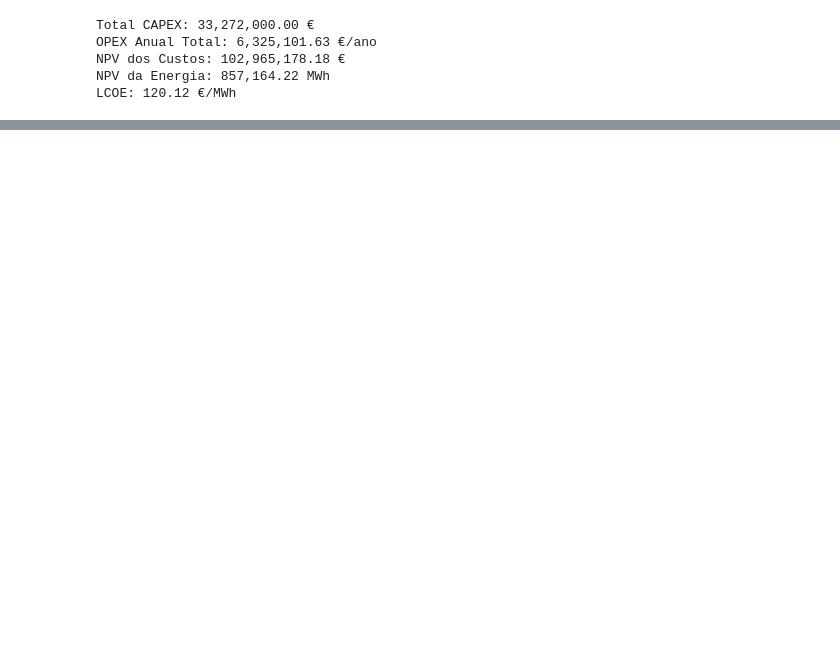
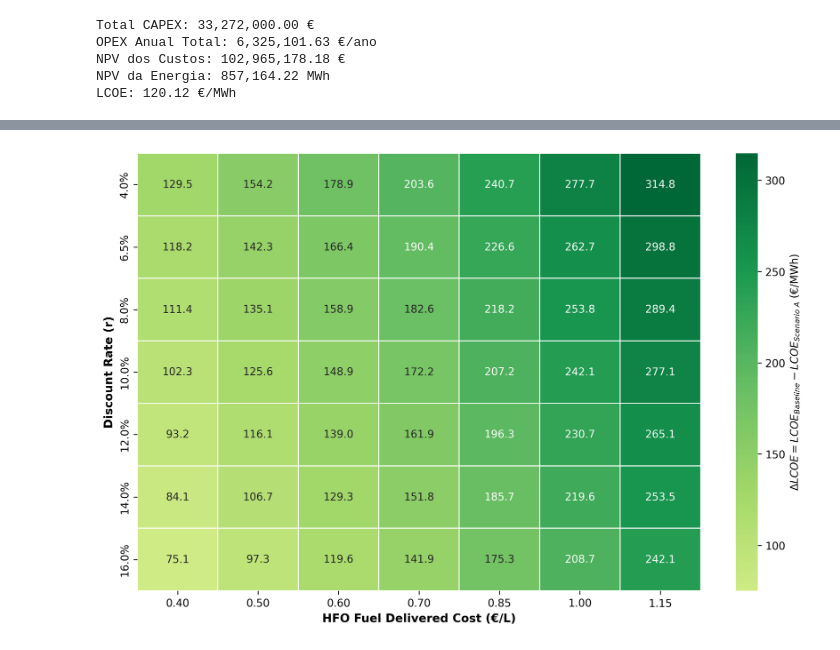
Before and after one commit to c-radicallis/RenewableEnergies_project, a Jupyter notebook: point4.ipynb, the cells around one changed output, grey strips where cells are left out. Drawn from its saved outputs; the diff is of its cells as text; code cells hidden in the pictures; blank space fills up the shorter version.

```diff
--- a/point4.ipynb
+++ b/point4.ipynb
@@ -125,3 +192,92 @@ LCOE: 120.12 €/MWh
+# %%
+# ==========================================
+# FUNÇÕES QUE DEPENDEM APENAS DE (r, fuel_price)
+# ==========================================
+
+def get_lcoe_scenario_a(r, fuel_price):
+    """Calcula o LCOE do Cenário A (Híbrido) dependendo apenas de r e fuel_price."""
+    df_factors = (1 + r) ** (-years)
+
+    # Preço do combustível e taxa de carbono em €/Wh
+    f_kg = fuel_price / rho
+    f_Wh = f_kg / fuel_eWh_per_kgHFO
+    var_cost_wh = f_Wh + carbon_euro_per_Wh
+
+    # NPV dos Custos
+    fixed_opex_A = (P_solar_MW * opex_solar_per_MW + P_wind_MW * opex_wind_per_MW +
+                    P_hydro_MW * opex_hydro_per_MW + P_thermal_MW * opex_thermal_fixed_per_MW)
+    var_opex_A = E_thermal_annual_MWh * var_cost_wh * 1e6
+    npv_costs_A = (capex_vre_hydro + capex_thermal) + np.sum((fixed_opex_A + var_opex_A) * df_factors)
+
+    # NPV da Energia (com degradação)
+    E_solar_t = solar_energy_annual_MWh * ((1 - solar_d) ** (years - 1))
+    E_wind_t = wind_energy_annual_MWh * ((1 - wind_d) ** (years - 1))
+    E_hydro_t = hydro_energy_annual_MWh * ((1 - hydro_d) ** (years - 1))
+    E_thermal_t = E_thermal_annual_MWh * ((1 - thermal_d) ** (years - 1))
+    npv_energy_A = np.sum((E_solar_t + E_wind_t + E_hydro_t + E_thermal_t) * df_factors)
+
+    return npv_costs_A / npv_energy_A
+
+
+def get_lcoe_baseline(r, fuel_price):
+    """Calcula o LCOE do Cenário Baseline (100% HFO) dependendo apenas de r e fuel_price."""
+    df_factors = (1 + r) ** (-years)
+
+    # Preço do combustível e taxa de carbono em €/Wh
+    f_kg = fuel_price / rho
+    f_Wh = f_kg / fuel_eWh_per_kgHFO
+    var_cost_wh = f_Wh + carbon_euro_per_Wh
+
+    # NPV dos Custos (Central Legada sem novo CAPEX)
+    fixed_opex_base = P_thermal_baseline_MW * opex_thermal_fixed_per_MW
+    var_opex_base = E_thermal_baseline_annual_MWh * var_cost_wh * 1e6
+    npv_costs_base = capex_baseline + np.sum((fixed_opex_base + var_opex_base) * df_factors)
+
+    # NPV da Energia
+    E_thermal_baseline_t = E_thermal_baseline_annual_MWh * ((1 - thermal_d) ** (years - 1))
+    npv_energy_base = np.sum(E_thermal_baseline_t * df_factors)
+
+    return npv_costs_base / npv_energy_base
+
+
+def get_delta_lcoe(r, fuel_price):
+    """Retorna a diferença ΔLCOE = LCOE_Baseline - LCOE_ScenarioA."""
+    return get_lcoe_baseline(r, fuel_price) - get_lcoe_scenario_a(r, fuel_price)
+
+
+# ==========================================
+# GERAÇÃO DA MATRIZ DE SENSIBILIDADE (FIGURA 7)
+# ==========================================
+
+discount_rates = np.array([0.04, 0.065, 0.08, 0.10, 0.12, 0.14, 0.16])
+fuel_prices = np.array([0.40, 0.50, 0.60, 0.70, 0.85, 1.00, 1.15])
+
+# Construir a matriz aplicando a função diretamente sobre cada par (r, fuel_price)
+delta_lcoe_matrix = np.array([[get_delta_lcoe(r, f) for f in fuel_prices] for r in discount_rates])
+
+# Desenhar a Figura 7 com Seaborn
+plt.figure(figsize=(10, 6.5), dpi=300)
+
+sns.heatmap(
+    delta_lcoe_matrix,
+    annot=True,
+    fmt=".1f",
+    cmap="RdYlGn",
+    center=0,
+    linewidths=0.5,
+    cbar_kws={'label': r'$\Delta LCOE = LCOE_{Baseline} - LCOE_{Scenario\ A}$ (€/MWh)'},
+    xticklabels=[f"{f:.2f}" for f in fuel_prices],
+    yticklabels=[f"{r*100:.1f}%" for r in discount_rates]
+)
+
+plt.xlabel('HFO Fuel Delivered Cost (€/L)', fontsize=11, fontweight='bold')
+plt.ylabel('Discount Rate (r)', fontsize=11, fontweight='bold')
+
+plt.tight_layout()
+plt.savefig('fig_7_sensitivity.png')
+plt.show()
+# %% [output]
+[figure, added]
 # %%
 P_solar_B = 5
 P_hydro_B = 0.84
```
Also changed, not shown: parts of 5 cells of this notebook, 1 other file.
